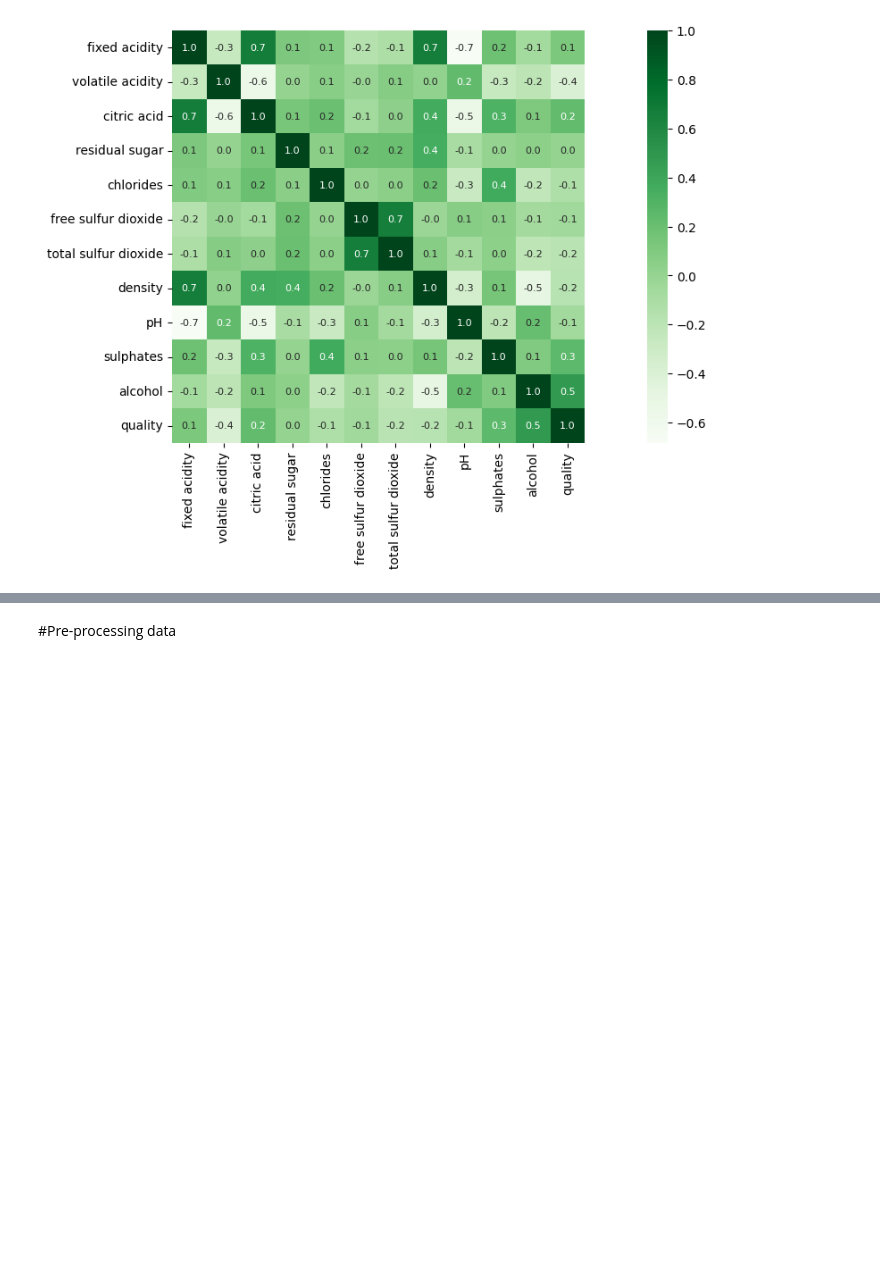
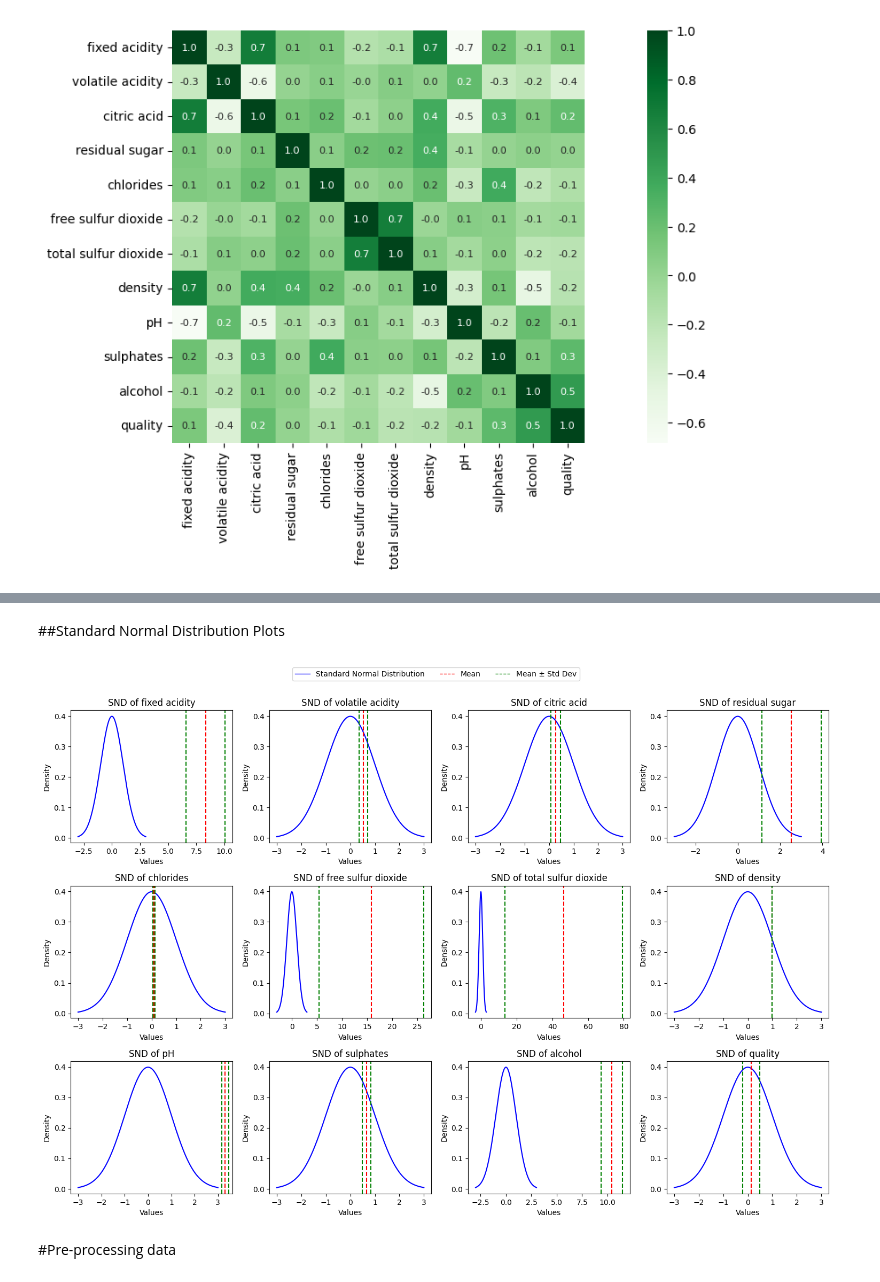
Before and after one commit to ChamikaRohan/Machine-Learning-based-Red-Wine-Quality-Prediction, a Jupyter notebook: Red_Wine_Quality_Prediction_Model.ipynb, the cells around one changed output, grey strips where cells are left out. Cells and saved outputs as stored; diff of their text form; code cells hidden in the pictures; blank space fills up the shorter version.

```diff
--- a/Red_Wine_Quality_Prediction_Model.ipynb
+++ b/Red_Wine_Quality_Prediction_Model.ipynb
@@ -218,2 +265,43 @@ sns.heatmap(corr, cbar=True, square=True, fmt = '.1f', annot = True, annot_kws={
+# %% [markdown]
+##Standard Normal Distribution Plots
+# %%
+# Create a figure and axes for each feature
+fig, axes = plt.subplots(nrows=3, ncols=4, figsize=(15, 10))
+axes = axes.flatten()
+
+# Generate x-values for the standard normal distribution
+x = np.linspace(-3, 3, 1000)
+
+# Create a single legend for all plots
+legend_labels = ['Standard Normal Distribution', 'Mean', 'Mean ± Std Dev']
+handles = [plt.Line2D([0], [0], color='blue', linewidth=1, linestyle='-'),
+           plt.Line2D([0], [0], color='red', linewidth=1, linestyle='--'),
+           plt.Line2D([0], [0], color='green', linewidth=1, linestyle='--')]
+fig.legend(handles, legend_labels, loc='upper center', bbox_to_anchor=(0.5, 1.05), ncol=3)
+
+# Iterate through each feature and plot the standard normal distribution
+for i, (col, ax) in enumerate(zip(dataset.columns, axes)):
+    # Calculate mean and standard deviation of the feature
+    mean = dataset[col].mean()
+    std = dataset[col].std()
+
+    # Plot the standard normal distribution curve
+    ax.plot(x, norm.pdf(x, 0, 1), color='blue')
+
+    # Highlight the feature's distribution (mean and std)
+    ax.axvline(mean, color='red', linestyle='--')
+    ax.axvline(mean - std, color='green', linestyle='--')
+    ax.axvline(mean + std, color='green', linestyle='--')
+
+    # Title and labels
+    ax.set_title(f'SND of {col}')
+    ax.set_xlabel('Values')
+    ax.set_ylabel('Density')
+
+# Adjust layout and display
+plt.tight_layout()
+plt.show()
+# %% [output]
+[figure, added]
 # %% [markdown]
 #Pre-processing data
```
Also changed, not shown: parts of 33 cells of this notebook.
